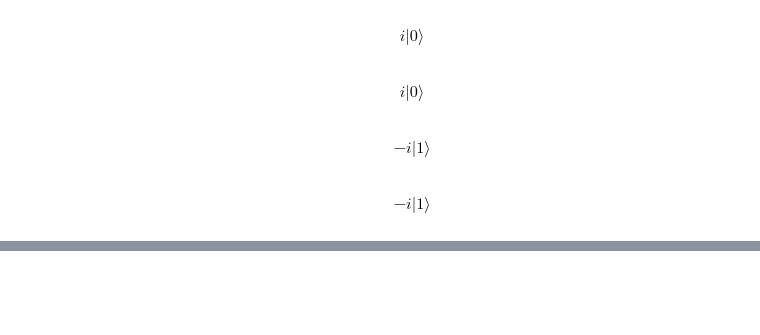
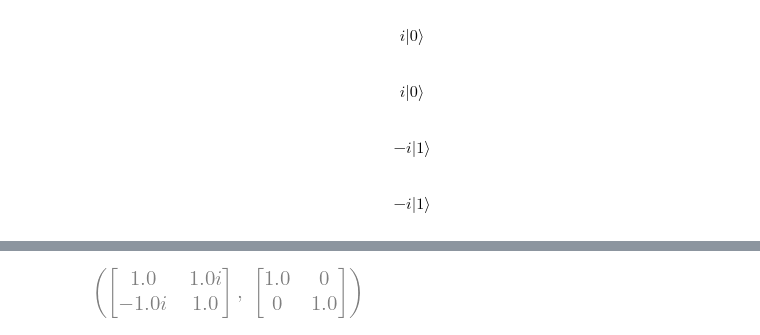
Before and after one commit to Artuk009/QuantumComputing, a Jupyter notebook: PracticeProblems_TWong/Chapter3.ipynb, the cells around one changed output, grey strips where cells are left out. Saved outputs shown, nothing was run; the diff lists cells and outputs as text; code cells hidden in the pictures; blank space fills up the shorter version.

```diff
--- a/PracticeProblems_TWong/Chapter3.ipynb
+++ b/PracticeProblems_TWong/Chapter3.ipynb
@@ -418,0 +432,9 @@ $$- i |1\rangle$$
+# %%
+U = sp.Matrix([[1,1.0j],[1.0j,-1]])
+U = (1/np.sqrt(2))*U
+UConjugateU = Dagger(U)*U
+I = sp.Matrix([[1.0,0],[0,1.0]])
+
+UConjugateU,I # No
+# %% [output]
+[figure, added]
```
Also changed, not shown: parts of 5 cells of this notebook.
